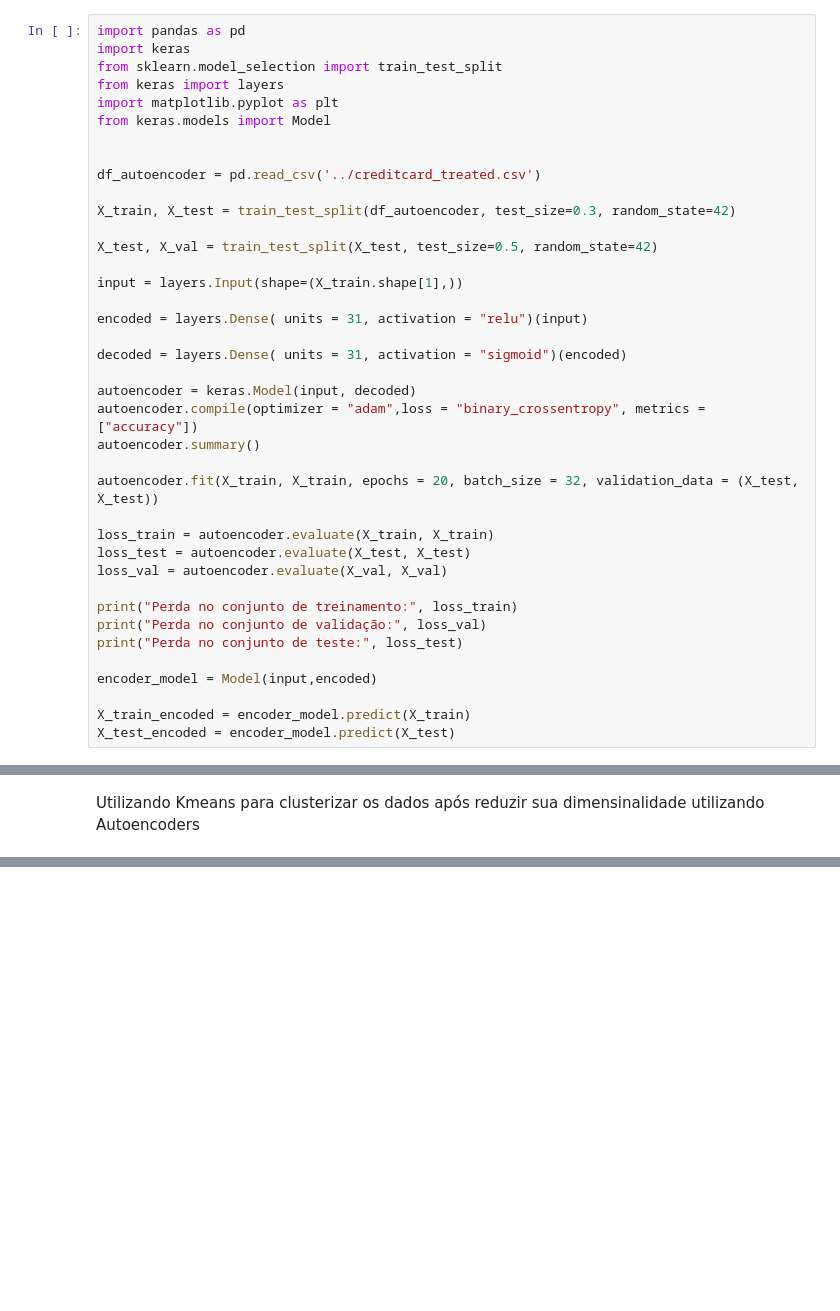
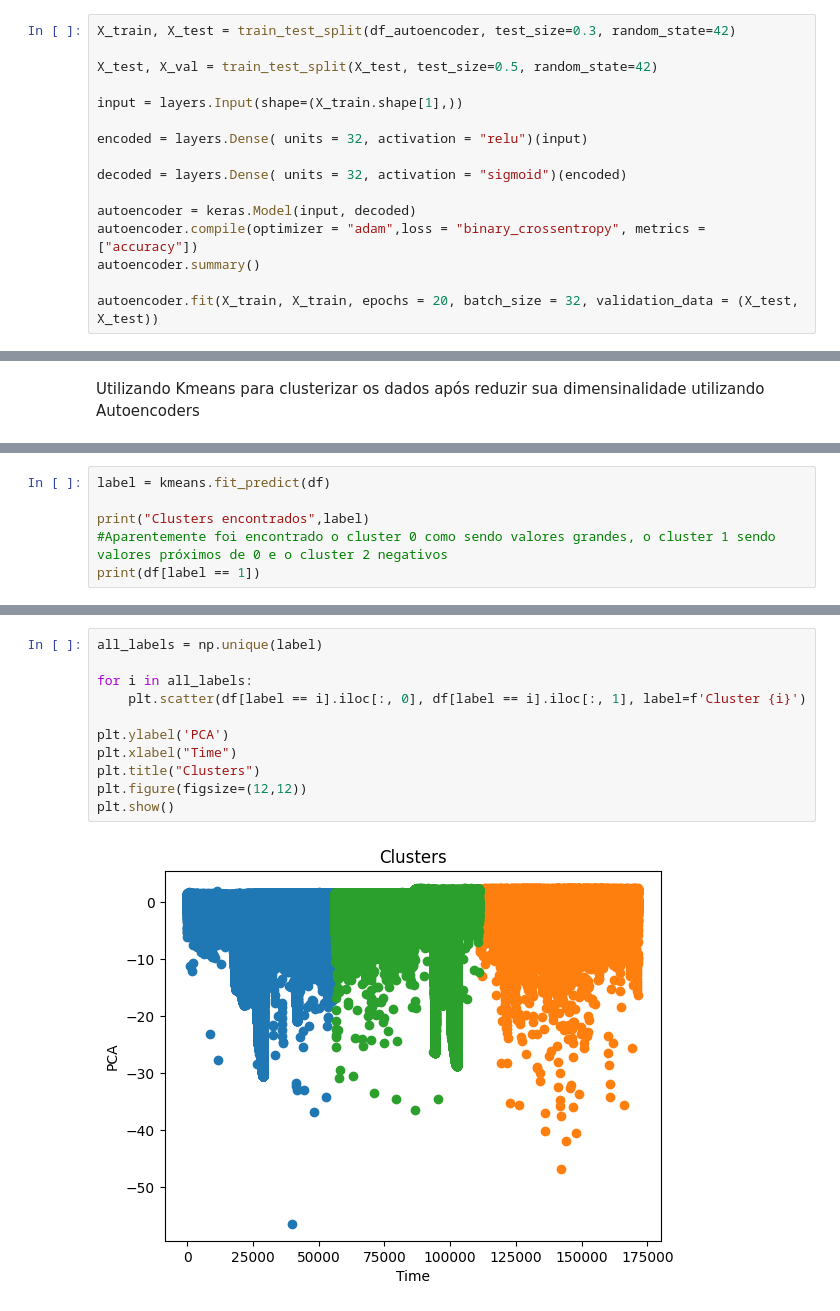
Before and after one commit to carloshgbdev/deteccao-de-fraude, a Jupyter notebook: projeto_original/model/clustering_kmeans.ipynb, the cells around one changed output, grey strips where cells are left out. Cells and saved outputs as stored; diff of their text form; blank space fills up the shorter version.

```diff
--- a/projeto_original/model/clustering_kmeans.ipynb
+++ b/projeto_original/model/clustering_kmeans.ipynb
@@ -206,40 +339,17 @@ df.to_csv('../data/creditcard_treated_clusters.csv', index=False)
 # %%
-import pandas as pd
-import keras
-from sklearn.model_selection import train_test_split
-from keras import layers
-import matplotlib.pyplot as plt
-from keras.models import Model
-
-
-df_autoencoder = pd.read_csv('../creditcard_treated.csv')
-
 X_train, X_test = train_test_split(df_autoencoder, test_size=0.3, random_state=42)
 
 X_test, X_val = train_test_split(X_test, test_size=0.5, random_state=42)
 
 input = layers.Input(shape=(X_train.shape[1],))
 
-encoded = layers.Dense( units = 31, activation = "relu")(input)
+encoded = layers.Dense( units = 32, activation = "relu")(input)
 
-decoded = layers.Dense( units = 31, activation = "sigmoid")(encoded)
+decoded = layers.Dense( units = 32, activation = "sigmoid")(encoded)
 
 autoencoder = keras.Model(input, decoded)
 autoencoder.compile(optimizer = "adam",loss = "binary_crossentropy", metrics = ["accuracy"])
 autoencoder.summary()
 
 autoencoder.fit(X_train, X_train, epochs = 20, batch_size = 32, validation_data = (X_test, X_test))
-
-loss_train = autoencoder.evaluate(X_train, X_train)
-loss_test = autoencoder.evaluate(X_test, X_test)
-loss_val = autoencoder.evaluate(X_val, X_val)
-
-print("Perda no conjunto de treinamento:", loss_train)
-print("Perda no conjunto de validação:", loss_val)
-print("Perda no conjunto de teste:", loss_test)
-
-encoder_model = Model(input,encoded)
-
-X_train_encoded = encoder_model.predict(X_train)
-X_test_encoded = encoder_model.predict(X_test)
 # %% [output]
@@ -328,0 +473,6 @@ print(f"Inércia: {best_kmeans.inertia_}")
+# %%
+label = kmeans.fit_predict(df)
+
+print("Clusters encontrados",label)
+#Aparentemente foi encontrado o cluster 0 como sendo valores grandes, o cluster 1 sendo valores próximos de 0 e o cluster 2 negativos
+print(df[label == 1])
@@ -328,0 +499,13 @@ print(f"Inércia: {best_kmeans.inertia_}")
+# %%
+all_labels = np.unique(label)
+
+for i in all_labels:
+    plt.scatter(df[label == i].iloc[:, 0], df[label == i].iloc[:, 1], label=f'Cluster {i}')
+
+plt.ylabel('PCA')
+plt.xlabel("Time")
+plt.title("Clusters")
+plt.figure(figsize=(12,12))
+plt.show()
+# %% [output]
+[figure, added]
```
Also changed, not shown: parts of 38 cells of this notebook, 3 other files.
